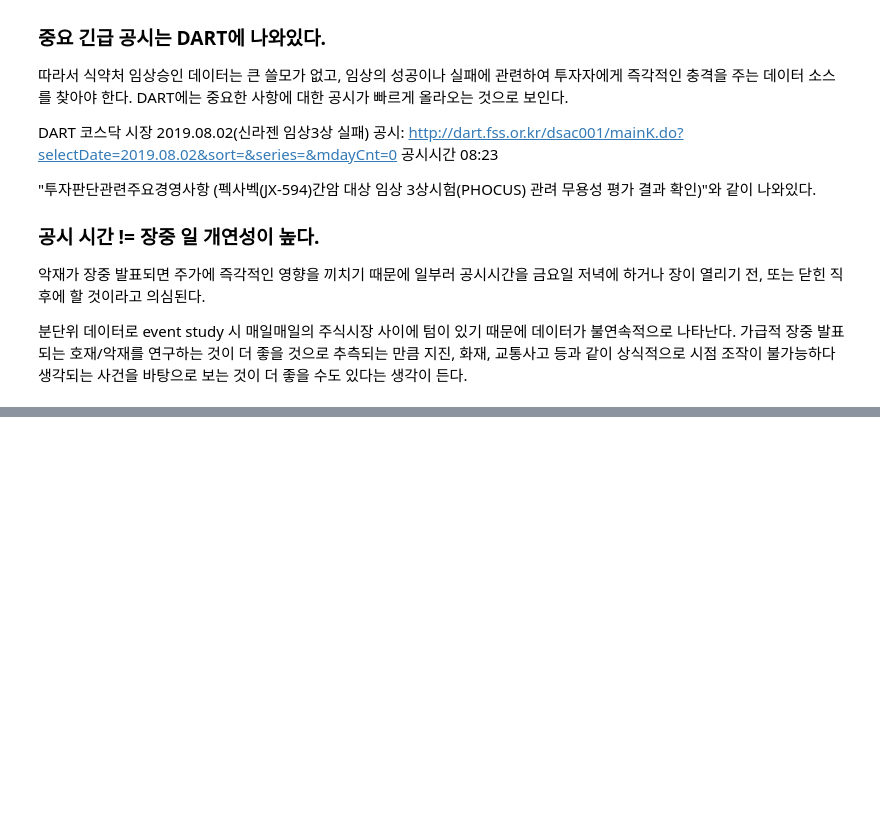
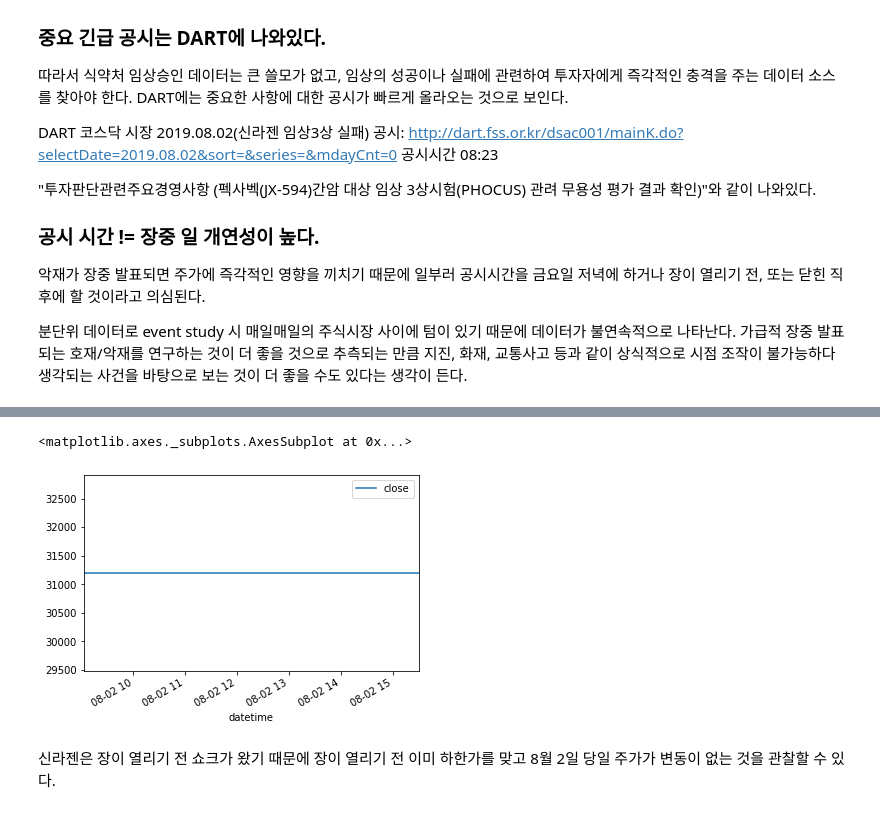
Before and after one commit to jaepil-choi/python_algotrading, a Jupyter notebook: 32-bit-jupyter_notes/event_study_-_effect_of_clinical_trials.ipynb, the cells around one changed output, grey strips where cells are left out. Saved outputs shown, nothing was run; the diff lists cells and outputs as text; code cells hidden in the pictures; blank space fills up the shorter version.

```diff
--- a/32-bit-jupyter_notes/event_study_-_effect_of_clinical_trials.ipynb
+++ b/32-bit-jupyter_notes/event_study_-_effect_of_clinical_trials.ipynb
@@ -286,0 +416,3 @@ DART 코스닥 시장 2019.08.02(신라젠 임상3상 실패) 공시: http://dar
+# %%
+sillajen_0802 = sillajen_ts_m_df[(sillajen_ts_m_df.index >= pd.Timestamp(2019, 8, 2, 8, 30)) & (sillajen_ts_m_df.index <= pd.Timestamp(2019, 8, 2, 15, 30))]
+sillajen_0802.head()
@@ -286,0 +427,7 @@ DART 코스닥 시장 2019.08.02(신라젠 임상3상 실패) 공시: http://dar
+# %%
+sillajen_0802.plot(y='close')
+# %% [output]
+<matplotlib.axes._subplots.AxesSubplot at 0x...>
+[figure, added]
+# %% [markdown]
+신라젠은 장이 열리기 전 쇼크가 왔기 때문에 장이 열리기 전 이미 하한가를 맞고 8월 2일 당일 주가가 변동이 없는 것을 관찰할 수 있다.
```
Also changed, not shown: parts of 15 cells of this notebook.
